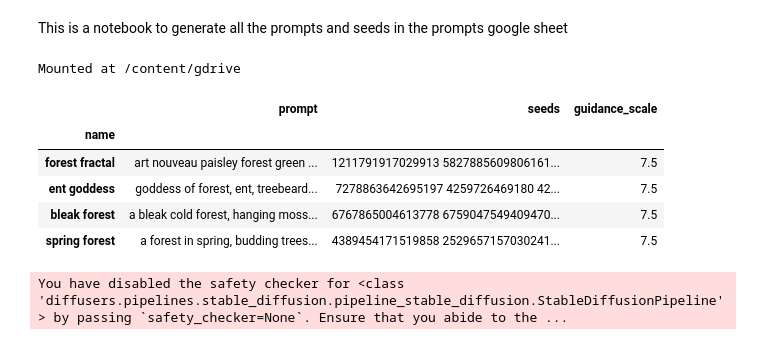
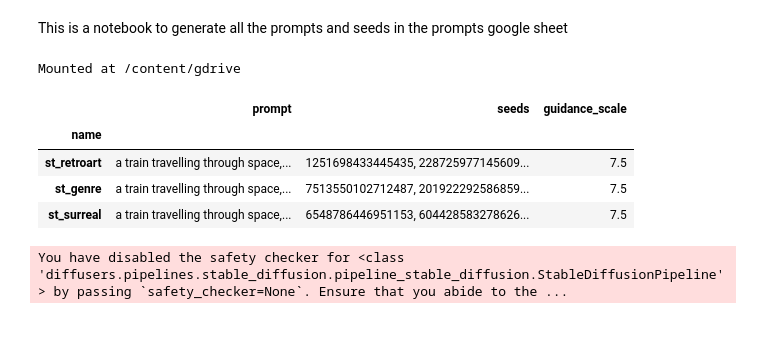
Before and after one commit to aspitarl/AI-Art, a Jupyter notebook: collab_notebooks/Generate_Saved_Prompts.ipynb, the cells around one changed output. Drawn from its saved outputs; the diff is of its cells as text; code cells hidden in the pictures.

```diff
--- a/collab_notebooks/Generate_Saved_Prompts.ipynb
+++ b/collab_notebooks/Generate_Saved_Prompts.ipynb
@@ -1,27 +1,26 @@
 # %% [markdown]
 This is a notebook to generate all the prompts and seeds in the prompts google sheet
 # %%
-song_name = 'emit' #@param {type:"string"}
+song_name = 'spacetrain' #@param {type:"string"}
 
 import os
 import pandas as pd
 from google.colab import drive
 
 drive.mount('/content/gdrive', force_remount=True)
 
-code_folder = '/content/gdrive/MyDrive/AI-Art Kyle'
+code_folder = '/content/gdrive/MyDrive/AI-Art Lee'
 fp = os.path.join(code_folder, 'input_data.xlsx')
 
 df_prompt = pd.read_excel(fp, 'prompts_{}'.format(song_name), index_col=0).dropna(how='all')
 df_prompt
 # %% [output]
 Mounted at /content/gdrive
 |  | prompt | seeds | guidance_scale |
 | name |  |  |  |
-| forest fractal | art nouveau paisley forest green ... | 1211791917029913 5827885609806161... | 7.5 |
-| ent goddess | goddess of forest, ent, treebeard... | 7278863642695197 4259726469180 42... | 7.5 |
-| bleak forest | a bleak cold forest, hanging moss... | 6767865004613778 6759047549409470... | 7.5 |
-| spring forest | a forest in spring, budding trees... | 4389454171519858 2529657157030241... | 7.5 |
+| st_retroart | a train travelling through space,... | 1251698433445435, 228725977145609... | 7.5 |
+| st_genre | a train travelling through space,... | 7513550102712487, 201922292586859... | 7.5 |
+| st_surreal | a train travelling through space,... | 6548786446951153, 604428583278626... | 7.5 |
 # %%
 %%capture
 !pip install diffusers
```
Also changed, not shown: parts of 2 cells of this notebook.
